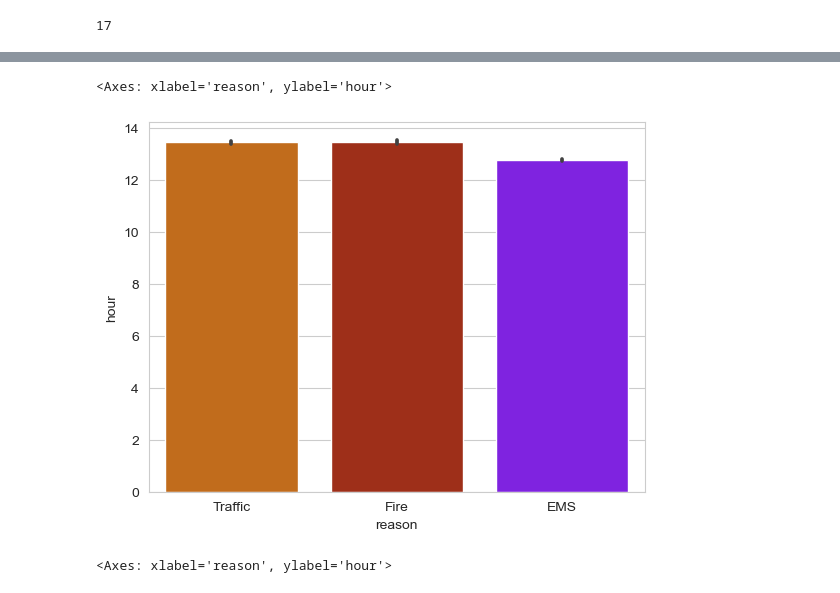
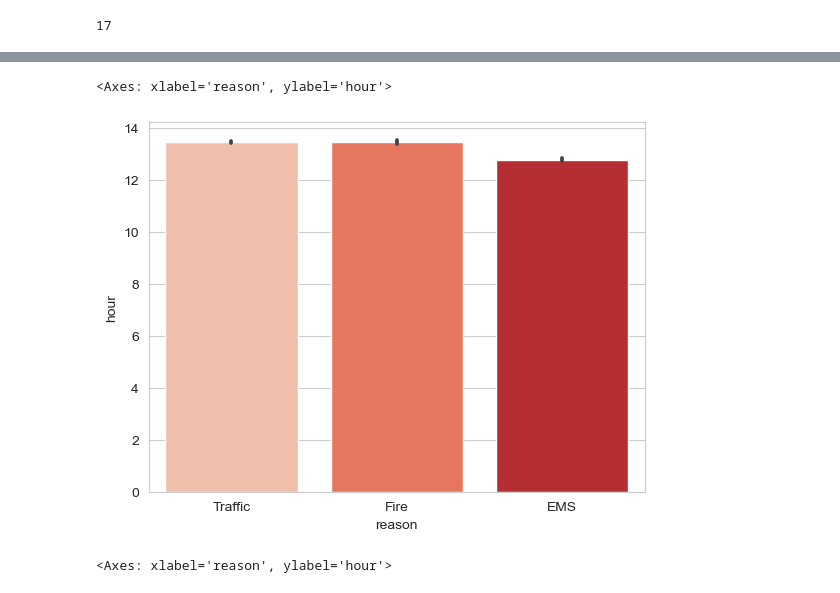
Before and after one commit to Dmlockett/Project2, a Jupyter notebook: Project_2.ipynb, the cells around one changed output, grey strips where cells are left out. Saved outputs shown, nothing was run; the diff lists cells and outputs as text; code cells hidden in the pictures.

```diff
--- a/Project_2.ipynb
+++ b/Project_2.ipynb
@@ -138,10 +138,10 @@ df.head(1)
 |  | lat | lng | desc | zip | title | timeStamp | twp | addr | e | reason | hour | ... |
 | 0 | 40.297876 | -75.581294 | REINDEER CT & DEAD END; NEW HANOV... | 19525.0 | EMS: BACK PAINS/INJURY | 2015-12-10 17:40:00 | NEW HANOVER | REINDEER CT & DEAD END | 1 | EMS | 17 | ... |
 # %%
-sns.barplot(x='reason',y='hour', data=df,palette='gnuplot_r',order=['Traffic','Fire','EMS'])
+sns.barplot(x='reason',y='hour', data=df,palette='Reds',order=['Traffic','Fire','EMS'])
 # %% [output]
 <Axes: xlabel='reason', ylabel='hour'>
-[figure, old version]
+[figure, new version]
 # %%
 sns.barplot(data= df,
          x='reason',
```
Also changed, not shown: parts of 17 cells of this notebook.
